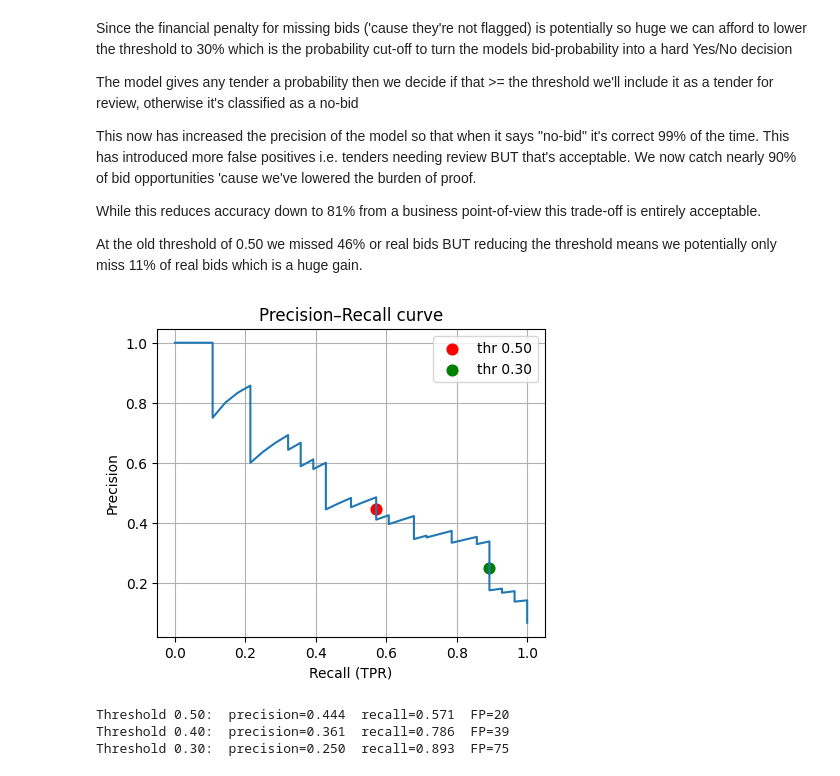
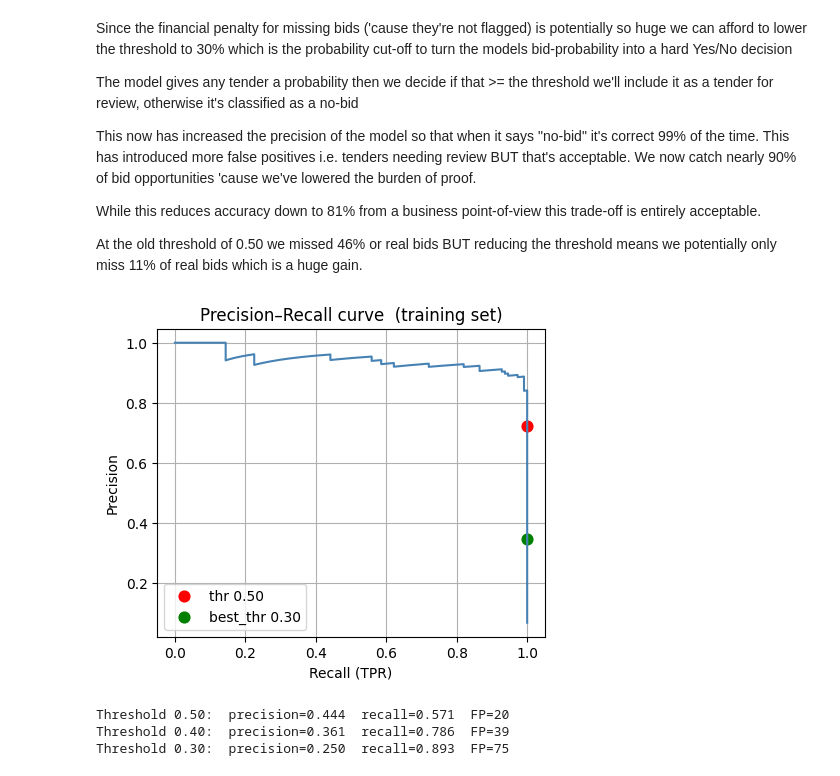
Before and after one commit to robertsweetman/module_2, a Jupyter notebook: python/etenders.ipynb, the cells around one changed output. Cells and saved outputs as stored; diff of their text form; code cells hidden in the pictures.

```diff
--- a/python/etenders.ipynb
+++ b/python/etenders.ipynb
@@ -575,35 +690,42 @@ This now has increased the precision of the model so that when it says "no-bid"
 While this reduces accuracy down to 81% from a business point-of-view this trade-off is entirely acceptable.
 
 At the old threshold of 0.50 we missed 46% or real bids BUT reducing the threshold means we potentially only miss 11% of real bids which is a huge gain.
-# %%
-from sklearn.metrics import PrecisionRecallDisplay, precision_recall_curve
-import matplotlib.pyplot as plt
-import numpy as np
-
-proba = pipe.predict_proba(X_test)[:, 1]
-
-# full PR curve
-precision, recall, thresh = precision_recall_curve(y_test, proba)
-
-plt.figure(figsize=(5,4))
-plt.plot(recall, precision)
-plt.xlabel("Recall (TPR)")
-plt.ylabel("Precision")
-plt.title("Precision–Recall curve")
-
-# mark the two thresholds
-def mark(th, label, color):
-    idx = np.flatnonzero(thresh >= th)[0]
-    plt.scatter(recall[idx], precision[idx], c=color, s=60, label=label)
-
-mark(0.50, "thr 0.50", "red")
-mark(0.30, "thr 0.30", "green")
-
-plt.legend()
-plt.grid(True)
-plt.show()
-# %% [output]
-[figure, removed]
+# %%
+# ---------------------------------------------------------------
+#  Precision–Recall curve *on the TRAINING data*  (no leakage)
+# ---------------------------------------------------------------
+from sklearn.metrics import precision_recall_curve, PrecisionRecallDisplay
+import matplotlib.pyplot as plt
+import numpy as np
+
+proba_train = pipe.predict_proba(X_train)[:, 1]      # P(bid) on TRAIN
+precision, recall, thresh = precision_recall_curve(y_train, proba_train)
+
+plt.figure(figsize=(5, 4))
+plt.plot(recall, precision, color="steelblue")
+plt.xlabel("Recall (TPR)")
+plt.ylabel("Precision")
+plt.title("Precision–Recall curve  (training set)")
+
+# ---------------------------------------------------------------
+# Mark two thresholds:
+#   1️⃣  default 0.50 for reference
+#   2️⃣  your chosen best_thr (computed from training data)
+# ---------------------------------------------------------------
+def mark(th, label, color):
+    idx = np.flatnonzero(thresh >= th)[0]        # matching point on the curve
+    plt.scatter(recall[idx], precision[idx], c=color, s=60, label=label)
+
+best_thr = 0.30
+
+mark(0.50,  "thr 0.50",          "red")
+mark(best_thr, f"best_thr {best_thr:.2f}", "green")
+
+plt.legend()
+plt.grid(True)
+plt.show()
+# %% [output]
+[figure, added]
 # %%
 for t in [0.50, 0.40, 0.30]:
     y_pred = (proba >= t).astype(int)
```
Also changed, not shown: parts of 2 cells of this notebook.
